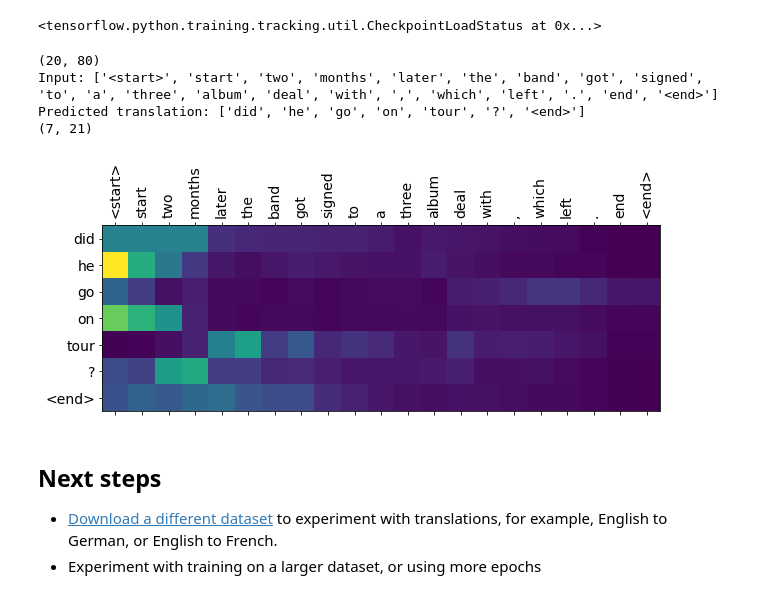
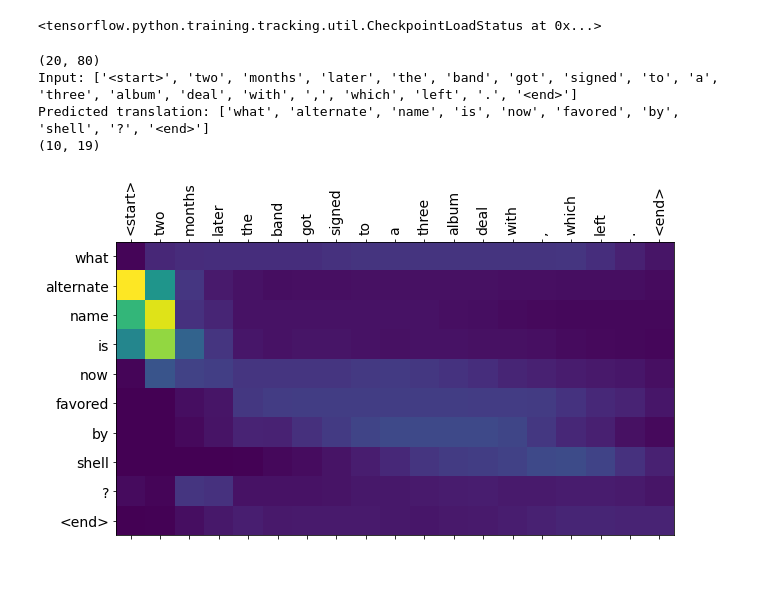
Before and after one commit to soerenetler/squad-question-generation, a Jupyter notebook: 05_question-generation/attention/nmt_with_attention.ipynb, the cells around one changed output. Cells and saved outputs as stored; diff of their text form; code cells hidden in the pictures.

```diff
--- a/05_question-generation/attention/nmt_with_attention.ipynb
+++ b/05_question-generation/attention/nmt_with_attention.ipynb
@@ -208,8 +198,8 @@ BATCH_SIZE = 64
 steps_per_epoch = len(input_tensor_train)//BATCH_SIZE
 embedding_dim = 256
 units = 1024
-vocab_inp_size = len(inp_lang.word_index)+1
-vocab_tar_size = len(targ_lang.word_index)+1
+vocab_inp_size = len(inp_tokenizer.word_index)+1
+vocab_tar_size = len(targ_tokenizer.word_index)+1
 
 dataset = tf.data.Dataset.from_tensor_slices((input_tensor_train, target_tensor_train)).shuffle(BUFFER_SIZE)
 dataset = dataset.batch(BATCH_SIZE, drop_remainder=True)
@@ -405,7 +395,7 @@ def train_step(inp, targ, enc_hidden):
 
     dec_hidden = enc_hidden
 
-    dec_input = tf.expand_dims([targ_lang.word_index['<start>']] * BATCH_SIZE, 1)
+    dec_input = tf.expand_dims([targ_tokenizer.word_index['<start>']] * BATCH_SIZE, 1)
 
     # Teacher forcing - feeding the target as the next input
     for t in range(1, targ.shape[1]):
@@ -427,7 +417,7 @@ def train_step(inp, targ, enc_hidden):
 
   return batch_loss
 # %%
-EPOCHS = 10
+EPOCHS = 30
 
 for epoch in range(EPOCHS):
   start = time.time()
@@ -444,7 +434,7 @@ for epoch in range(EPOCHS):
                                                    batch,
                                                    batch_loss.numpy()))
   # saving (checkpoint) the model every 2 epochs
-  if (epoch + 1) % 2 == 0:
+  if (epoch + 1) % 10 == 0:
     checkpoint.save(file_prefix = checkpoint_prefix)
 
   print('Epoch {} Loss {:.4f}'.format(epoch + 1,
@@ -482,8 +472,8 @@ def evaluate(sentence):
 
   sentence = preprocess_sentence(sentence)
 
-  inputs = [inp_lang.word_index[i] for i in sentence]
-  inputs = tf.keras.preprocessing.sequence.pad_sequences([inputs],
+  inputs = inp_tokenizer.texts_to_matrix([sentence])
+  inputs = tf.keras.preprocessing.sequence.pad_sequences(inputs,
                                                          maxlen=max_length_inp,
                                                          padding='post')
   inputs = tf.convert_to_tensor(inputs)
@@ -494,7 +484,7 @@ def evaluate(sentence):
   enc_out, enc_hidden = encoder(inputs, hidden)
 
   dec_hidden = enc_hidden
-  dec_input = tf.expand_dims([targ_lang.word_index['<start>']], 0)
+  dec_input = tf.expand_dims([targ_tokenizer.word_index['<start>']], 0)
 
   for t in range(max_length_targ):
     predictions, dec_hidden, attention_weights = decoder(dec_input,
@@ -507,9 +497,9 @@ def evaluate(sentence):
 
     predicted_id = tf.argmax(predictions[0]).numpy()
 
-    result.append(targ_lang.index_word[predicted_id])
+    result.append(targ_tokenizer.index_word[predicted_id])
 
-    if targ_lang.index_word[predicted_id] == '<end>':
+    if targ_tokenizer.index_word[predicted_id] == '<end>':
       print(attention_plot.shape)
       return result, sentence, attention_plot
 
@@ -551,15 +541,10 @@ checkpoint.restore(tf.train.latest_checkpoint(checkpoint_dir))
 # %% [output]
 <tensorflow.python.training.tracking.util.CheckpointLoadStatus at 0x...>
 # %%
-translate(['<start>', 'two', 'months', 'later', 'the', 'band', 'got', 'signed', 'to', 'a', 'three', 'album', 'deal', 'with', ',', 'which', 'left', '.', '<end>'])
+translate(['two', 'months', 'later', 'the', 'band', 'got', 'signed', 'to', 'a', 'three', 'album', 'deal', 'with', ',', 'which', 'left', '.'])
 # %% [output]
 (20, 80)
-Input: ['<start>', 'start', 'two', 'months', 'later', 'the', 'band', 'got', 'signed', 'to', 'a', 'three', 'album', 'deal', 'with', ',', 'which', 'left', '.', 'end', '<end>']
-Predicted translation: ['did', 'he', 'go', 'on', 'tour', '?', '<end>']
-(7, 21)
+Input: ['<start>', 'two', 'months', 'later', 'the', 'band', 'got', 'signed', 'to', 'a', 'three', 'album', 'deal', 'with', ',', 'which', 'left', '.', '<end>']
+Predicted translation: ['what', 'alternate', 'name', 'is', 'now', 'favored', 'by', 'shell', '?', '<end>']
+(10, 19)
-[figure, old version]
+[figure, new version]
-# %% [markdown]
-## Next steps
-
-* [Download a different dataset](http://www.manythings.org/anki/) to experiment with translations, for example, English to German, or English to French.
-* Experiment with training on a larger dataset, or using more epochs
```
Also changed, not shown: parts of 16 cells of this notebook.
